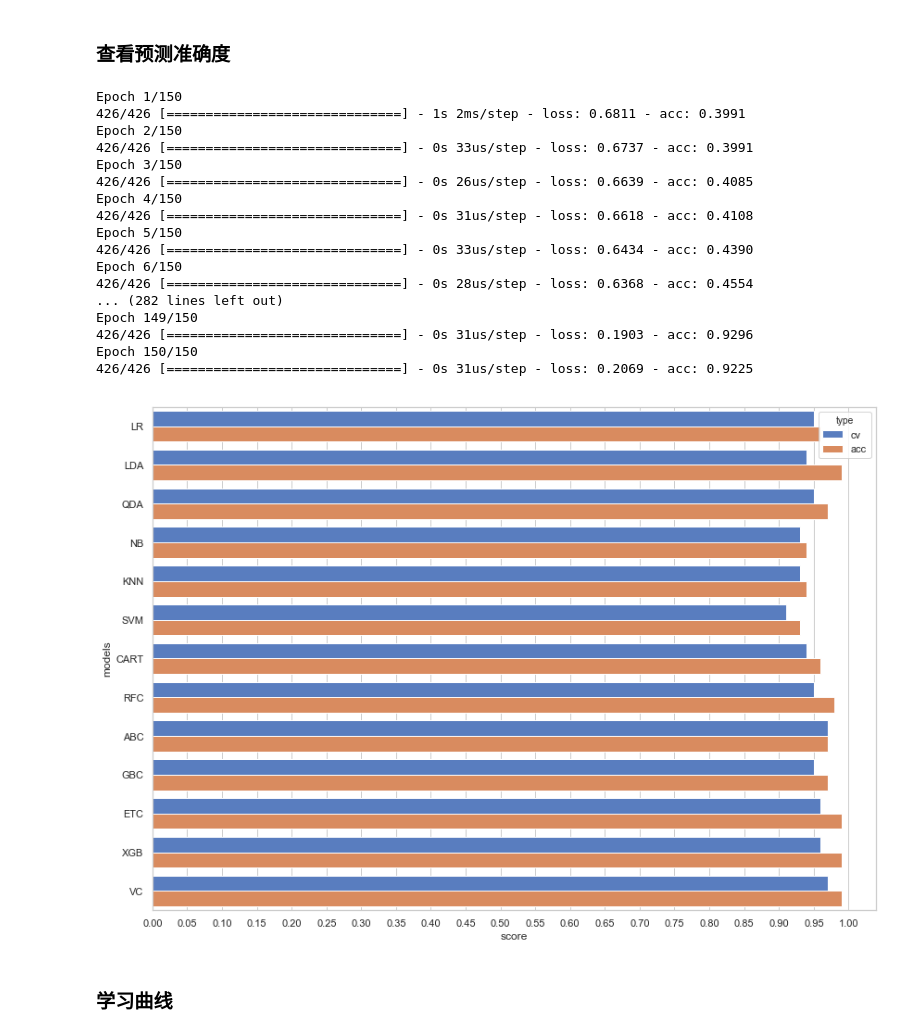
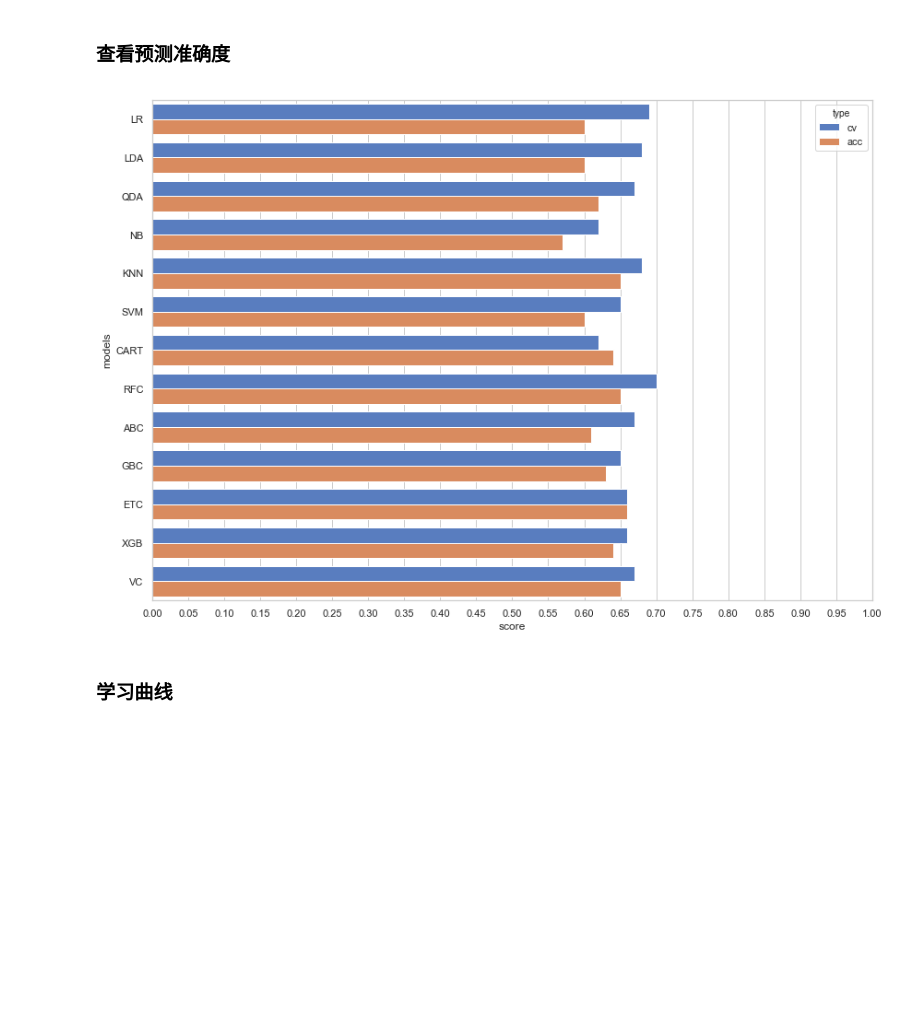
Before and after one commit to dearfad/mmhelper, a Jupyter notebook: mmhelper.ipynb, the cells around one changed output. Drawn from its saved outputs; the diff is of its cells as text; code cells hidden in the pictures; blank space fills up the shorter version.

```diff
--- a/mmhelper.ipynb
+++ b/mmhelper.ipynb
@@ -30,7 +30,7 @@ display(button)
 <b>备注</b>：默认为当前目录下的data.xlsx文件，确认数据文件是否正确。
 # %%
 import pandas as pd
-data = pd.read_excel('./cancer.xlsx')
+data = pd.read_excel('./data.xlsx')
 print('共计：', data.shape[0],'行','，',data.shape[1],'列')
 data.head()
 # %% [output]
@@ -97,11 +96,6 @@ sns.heatmap(data.astype(float).corr(),
 data = data.dropna()
 X, y = data.values[:, 1:], data.values[:, 0]
 X_train, X_test, y_train, y_test = train_test_split(X, y)
-
-import keras
-from keras.models import Sequential
-from keras.layers import Dense, Dropout
-
 
 models = {
     'LR': LogisticRegression(solver='liblinear', multi_class='auto'),
@@ -116,7 +110,6 @@ models = {
     'GBC': GradientBoostingClassifier(),
     'ETC': ExtraTreesClassifier(n_estimators=100),
     'XGB': XGBClassifier(),
-    'KERAS': Sequential()
 }
 
 models['VC'] = VotingClassifier(estimators=[('lr', models['LR']), ('lda', models['LDA']), ('qda', models['QDA']),
@@ -124,60 +117,34 @@ models['VC'] = VotingClassifier(estimators=[('lr', models['LR']), ('lda', models
                                             ('cart', models['CART']), ('rfc', models['RFC']), ('abc', models['ABC']),
                                             ('gbc', models['GBC']), ('etc', models['ETC']), ('xgb', models['XGB'])], voting='hard')
 
 kfold = StratifiedKFold(n_splits=10)
 cv_result = []
 
 for key in models:
-    if key=='KERAS':
-        models['KERAS'].add(Dense(output_dim=16, init='uniform', activation='relu', input_dim=data.shape[1]-1))
-        models['KERAS'].add(Dropout(p=0.1))
-        models['KERAS'].add(Dense(output_dim=16, init='uniform', activation='relu'))
-        models['KERAS'].add(Dropout(p=0.1))
-        models['KERAS'].add(Dense(output_dim=1, init='uniform', activation='sigmoid'))
-        models['KERAS'].compile(optimizer='adam', loss='binary_crossentropy', metrics=['accuracy'])
-        models[key].fit(X_train, y_train, batch_size=100, nb_epoch=150);
-    else:
         models[key].fit(X_train, y_train)
         cv_score = cross_val_score(
             models[key], X_train, y_train, scoring="accuracy", cv=kfold)
         cv_means = round(cv_score.mean(), 2)
     #     cv_std = round(cv_score.std(), 2)
         acc_score = round(models[key].score(X_test, y_test), 2)
         cvresult = {'models': key, 'score': cv_means, 'type': 'cv'}
         cv_result.append(cvresult)
         cvresult = {'models': key, 'score': acc_score, 'type': 'acc'}
         cv_result.append(cvresult)
     #     print(confusion_matrix(y_test, models[key].predict(X_test)))
     #     print(key)
     #     print('='*80)
     #     print(classification_report(y_test, models[key].predict(X_test)))
 
 cv_results = pd.DataFrame(cv_result)
 
 plt.figure(figsize=(14, 10))
 sns.set(style="whitegrid")
 g = sns.barplot(x='score', y='models', hue='type', data=cv_results, palette="muted");
 # g = sns.barplot(x='score', y='models', hue='type', data=cv_results, **{'xerr': cv_std})
 g.set_xticks(np.arange(0, 1.05, 0.05));
 # %% [output]
-Epoch 1/150
-426/426 [==============================] - 1s 2ms/step - loss: 0.6811 - acc: 0.3991
-Epoch 2/150
-426/426 [==============================] - 0s 33us/step - loss: 0.6737 - acc: 0.3991
-Epoch 3/150
-426/426 [==============================] - 0s 26us/step - loss: 0.6639 - acc: 0.4085
-Epoch 4/150
-426/426 [==============================] - 0s 31us/step - loss: 0.6618 - acc: 0.4108
-Epoch 5/150
-426/426 [==============================] - 0s 33us/step - loss: 0.6434 - acc: 0.4390
-Epoch 6/150
-426/426 [==============================] - 0s 28us/step - loss: 0.6368 - acc: 0.4554
-... (282 lines left out)
-Epoch 149/150
-426/426 [==============================] - 0s 31us/step - loss: 0.1903 - acc: 0.9296
-Epoch 150/150
-426/426 [==============================] - 0s 31us/step - loss: 0.2069 - acc: 0.9225
-[figure, old version]
+[figure, new version]
 # %% [markdown]
 ### 学习曲线
 # %%
```
Also changed, not shown: parts of 10 cells of this notebook, 1 other file.
